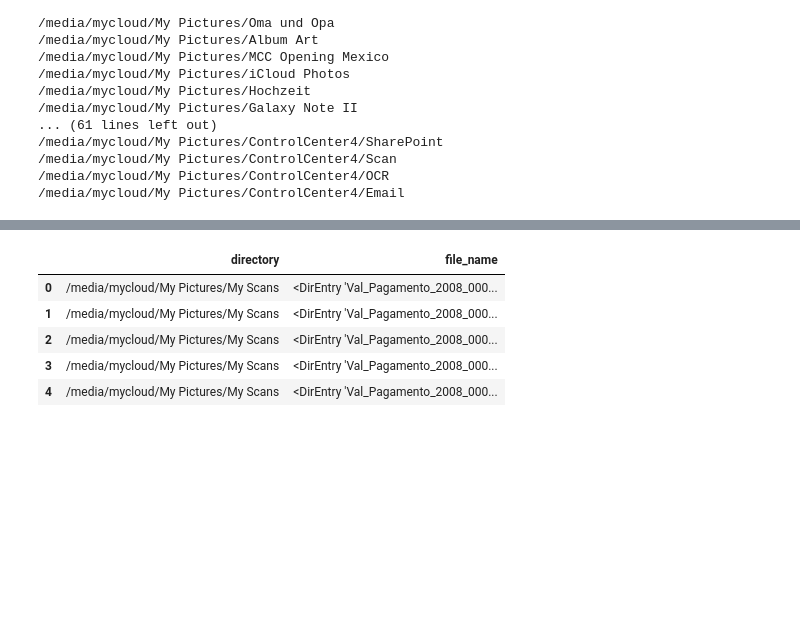
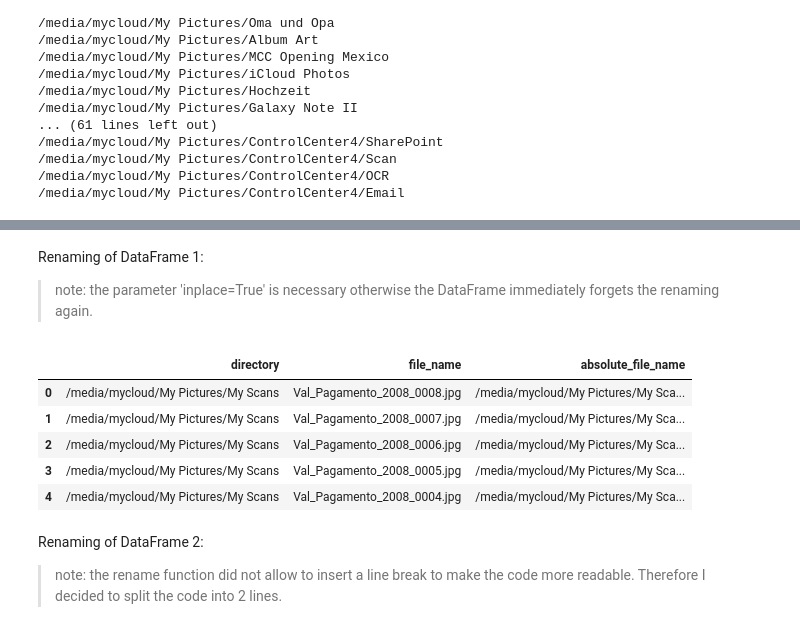
Before and after one commit to aloiswirth/sort_fotos, a Jupyter notebook: nbs/00_pictures.ipynb, the cells around one changed output, grey strips where cells are left out. Drawn from its saved outputs; the diff is of its cells as text; code cells hidden in the pictures; blank space fills up the shorter version.

```diff
--- a/nbs/00_pictures.ipynb
+++ b/nbs/00_pictures.ipynb
@@ -67,4 +72,4 @@ for dirname in my_Dirs:
             if isfile(join(dirname, entry)):
                 info = entry.stat()
                 stat_data.append(info)
-                entry_data.append([dirname, entry])
+                entry_data.append([dirname, entry.name, entry.path])
@@ -84,13 +102,22 @@ df1 = pd.DataFrame(entry_data)
+# %% [markdown]
+Renaming of DataFrame 1:
+
+> note: the parameter 'inplace=True' is necessary otherwise the DataFrame immediately forgets the renaming again.
 # %%
-df1.rename(columns={0: "directory", 1: "file_name"}, inplace=True)
-df1.head()
+#export
+df1.rename(columns={0: "directory", 1: "file_name", 2: "absolute_file_name"}, inplace=True)
+# df1.head()
 # %% [output]
-|  | directory | file_name |
-| 0 | /media/mycloud/My Pictures/My Scans | <DirEntry 'Val_Pagamento_2008_000... |
-| 1 | /media/mycloud/My Pictures/My Scans | <DirEntry 'Val_Pagamento_2008_000... |
-| 2 | /media/mycloud/My Pictures/My Scans | <DirEntry 'Val_Pagamento_2008_000... |
-| 3 | /media/mycloud/My Pictures/My Scans | <DirEntry 'Val_Pagamento_2008_000... |
-| 4 | /media/mycloud/My Pictures/My Scans | <DirEntry 'Val_Pagamento_2008_000... |
+|  | directory | file_name | absolute_file_name |
+| 0 | /media/mycloud/My Pictures/My Scans | Val_Pagamento_2008_0008.jpg | /media/mycloud/My Pictures/My Sca... |
+| 1 | /media/mycloud/My Pictures/My Scans | Val_Pagamento_2008_0007.jpg | /media/mycloud/My Pictures/My Sca... |
+| 2 | /media/mycloud/My Pictures/My Scans | Val_Pagamento_2008_0006.jpg | /media/mycloud/My Pictures/My Sca... |
+| 3 | /media/mycloud/My Pictures/My Scans | Val_Pagamento_2008_0005.jpg | /media/mycloud/My Pictures/My Sca... |
+| 4 | /media/mycloud/My Pictures/My Scans | Val_Pagamento_2008_0004.jpg | /media/mycloud/My Pictures/My Sca... |
+# %% [markdown]
+Renaming of DataFrame 2:
+
+> note: the rename function did not allow to insert a line break to make the code more readable. Therefore I decided to split the code into 2 lines.
 # %%
 #export
 df2 = pd.DataFrame(stat_data)
```
Also changed, not shown: parts of 15 cells of this notebook, 3 other files.
